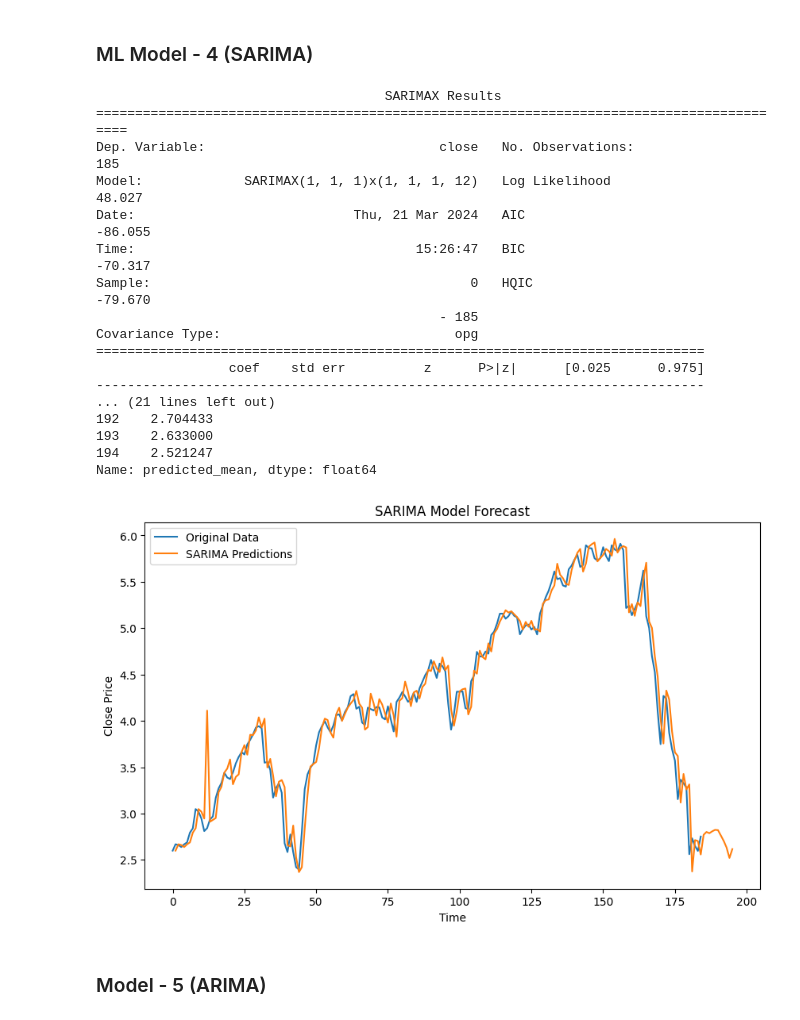
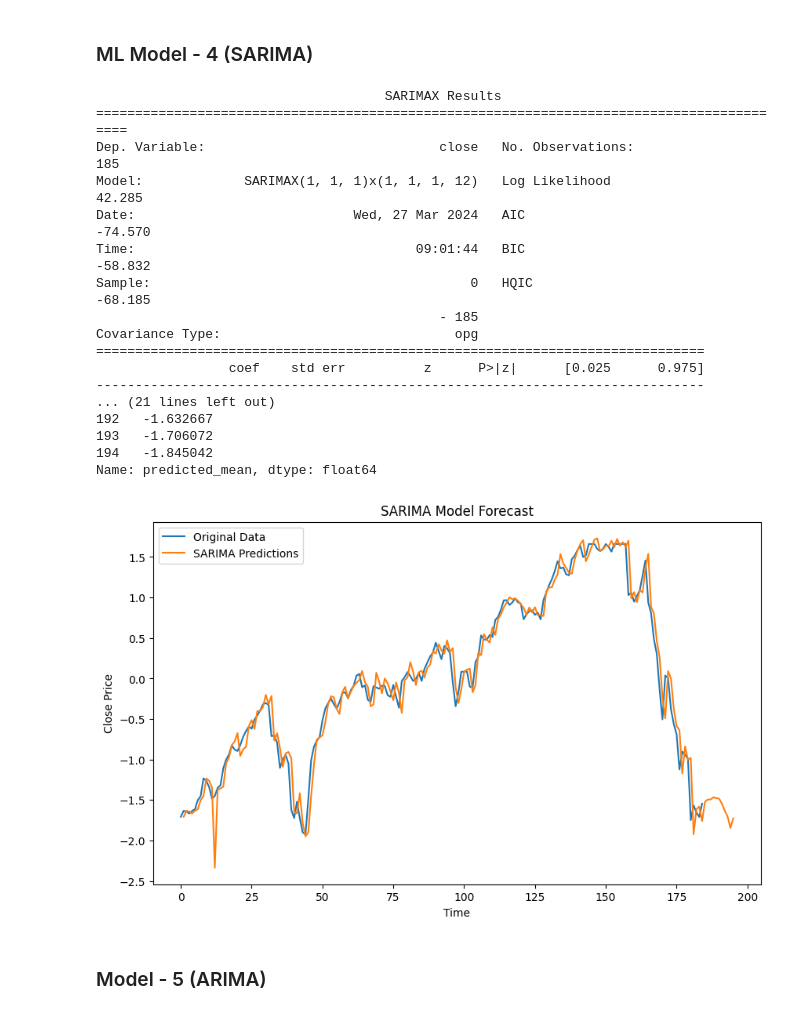
Before and after one commit to DeepanshuThakur06/Machine-learning-project, a Jupyter notebook: Yes_Bank_Stock_Closing_Price_Prediction.ipynb, the cells around one changed output. Saved outputs shown, nothing was run; the diff lists cells and outputs as text; code cells hidden in the pictures.

```diff
--- a/Yes_Bank_Stock_Closing_Price_Prediction.ipynb
+++ b/Yes_Bank_Stock_Closing_Price_Prediction.ipynb
@@ -834,5 +744,9 @@ Yes, Data need transformation because the columns (open,low,high,close) are righ
-# %%
-# Transform Your data
-df.update(selected_df_log)
 # %%
-df=df.drop(['close_log'],axis=1)
+df_1=df.drop(['close_log','date','month','year'],axis=1)
+# %%
+# Transform Your data
+from sklearn.preprocessing import PowerTransformer
+pw=PowerTransformer(method='box-cox',standardize=True)
+transformed_data = pw.fit_transform(df_1)
+# Convert the transformed array back to a DataFrame
+df_transformed = pd.DataFrame(transformed_data, columns=df_1.columns)
@@ -1239,7 +1145,7 @@ Answer Here.
 ### ML Model - 4 (SARIMA)
 # %%
 # Applying SARIMA model (considering a simple seasonal)
-sarima_model = SARIMAX(df['close'], order=(1, 1, 1), seasonal_order=(1, 1, 1, 12))
+sarima_model = SARIMAX(df_transformed['close'], order=(1, 1, 1), seasonal_order=(1, 1, 1, 12))
 sarima_results = sarima_model.fit()
 # %%
 # Evaluating the models
@@ -1253,36 +1159,36 @@ print(forecast)
                                      SARIMAX Results
 ==========================================================================================
 Dep. Variable:                              close   No. Observations:                  185
-Model:             SARIMAX(1, 1, 1)x(1, 1, 1, 12)   Log Likelihood                  48.027
-Date:                            Thu, 21 Mar 2024   AIC                            -86.055
-Time:                                    15:26:47   BIC                            -70.317
-Sample:                                         0   HQIC                           -79.670
+Model:             SARIMAX(1, 1, 1)x(1, 1, 1, 12)   Log Likelihood                  42.285
+Date:                            Wed, 27 Mar 2024   AIC                            -74.570
+Time:                                    09:01:44   BIC                            -58.832
+Sample:                                         0   HQIC                           -68.185
                                             - 185
 Covariance Type:                              opg
 ==============================================================================
                  coef    std err          z      P>|z|      [0.025      0.975]
 ------------------------------------------------------------------------------
 ... (21 lines left out)
-192    2.704433
-193    2.633000
-194    2.521247
+192   -1.632667
+193   -1.706072
+194   -1.845042
 Name: predicted_mean, dtype: float64
 # %%
 # Visualizing evaluation
 plt.figure(figsize=(10, 6))
-plt.plot(df['close'], label='Original Data')
+plt.plot(df_transformed['close'], label='Original Data')
 
 # Plot SARIMA model's predictions
-sarima_preds = sarima_results.predict(start=1, end=len(df['close'])+10, dynamic=False)
+sarima_preds = sarima_results.predict(start=1, end=len(df_transformed['close'])+10, dynamic=False)
 plt.plot(sarima_preds, label='SARIMA Predictions')
 
 plt.xlabel('Time')
 plt.ylabel('Close Price')
 plt.title('SARIMA Model Forecast')
 plt.legend()
 plt.show()
 # %% [output]
-[figure, old version]
+[figure, new version]
 # %% [markdown]
 ### Model - 5 (ARIMA)
 # %%
```
Also changed, not shown: parts of 107 cells of this notebook.
